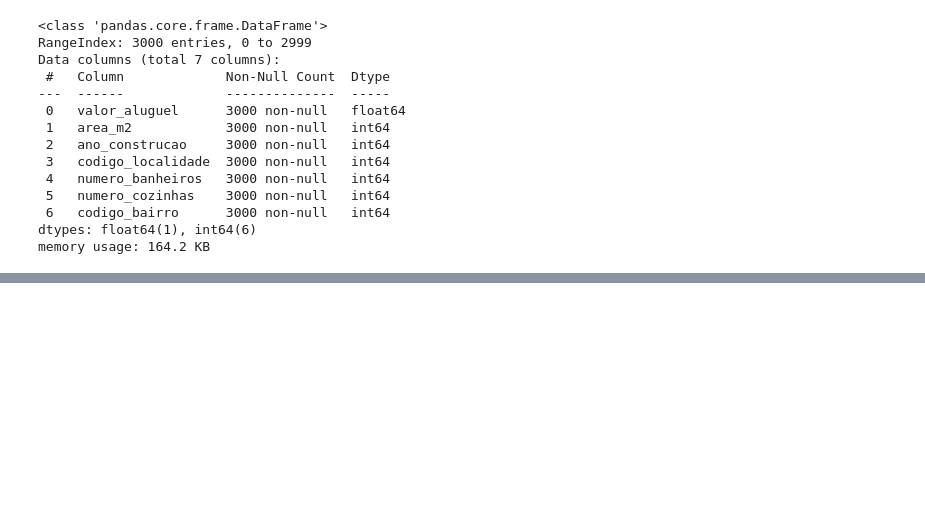
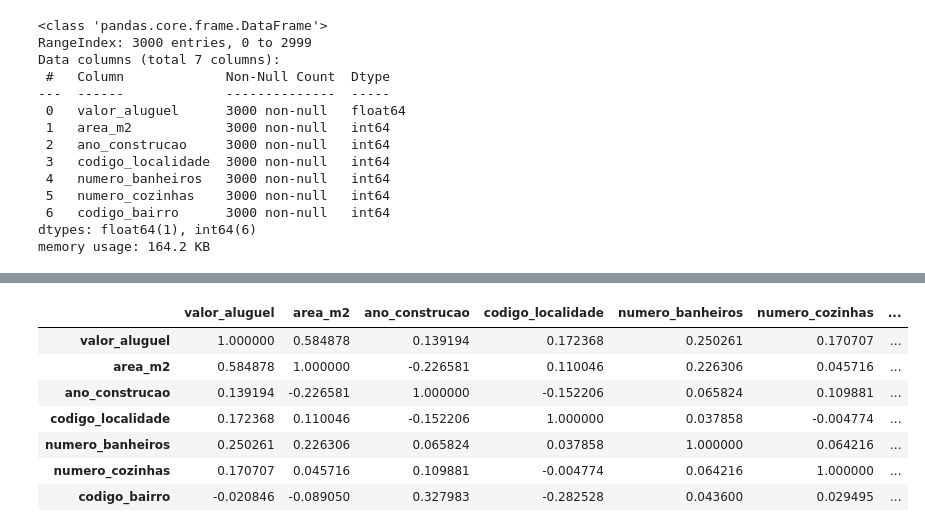
Before and after one commit to francisbowe/exerciciosPython, a Jupyter notebook: EstatisticaStatsmodels/alguer.ipynb, the cells around one changed output, grey strips where cells are left out. Drawn from its saved outputs; the diff is of its cells as text; code cells hidden in the pictures; blank space fills up the shorter version.

```diff
--- a/EstatisticaStatsmodels/alguer.ipynb
+++ b/EstatisticaStatsmodels/alguer.ipynb
@@ -48,0 +95,12 @@ memory usage: 164.2 KB
+# %%
+#Correlação entre as variáveis
+df.corr()
+# %% [output]
+|  | valor_aluguel | area_m2 | ano_construcao | codigo_localidade | numero_banheiros | numero_cozinhas | ... |
+| valor_aluguel | 1.000000 | 0.584878 | 0.139194 | 0.172368 | 0.250261 | 0.170707 | ... |
+| area_m2 | 0.584878 | 1.000000 | -0.226581 | 0.110046 | 0.226306 | 0.045716 | ... |
+| ano_construcao | 0.139194 | -0.226581 | 1.000000 | -0.152206 | 0.065824 | 0.109881 | ... |
+| codigo_localidade | 0.172368 | 0.110046 | -0.152206 | 1.000000 | 0.037858 | -0.004774 | ... |
+| numero_banheiros | 0.250261 | 0.226306 | 0.065824 | 0.037858 | 1.000000 | 0.064216 | ... |
+| numero_cozinhas | 0.170707 | 0.045716 | 0.109881 | -0.004774 | 0.064216 | 1.000000 | ... |
+| codigo_bairro | -0.020846 | -0.089050 | 0.327983 | -0.282528 | 0.043600 | 0.029495 | ... |
```
Also changed, not shown: parts of 7 cells of this notebook.
